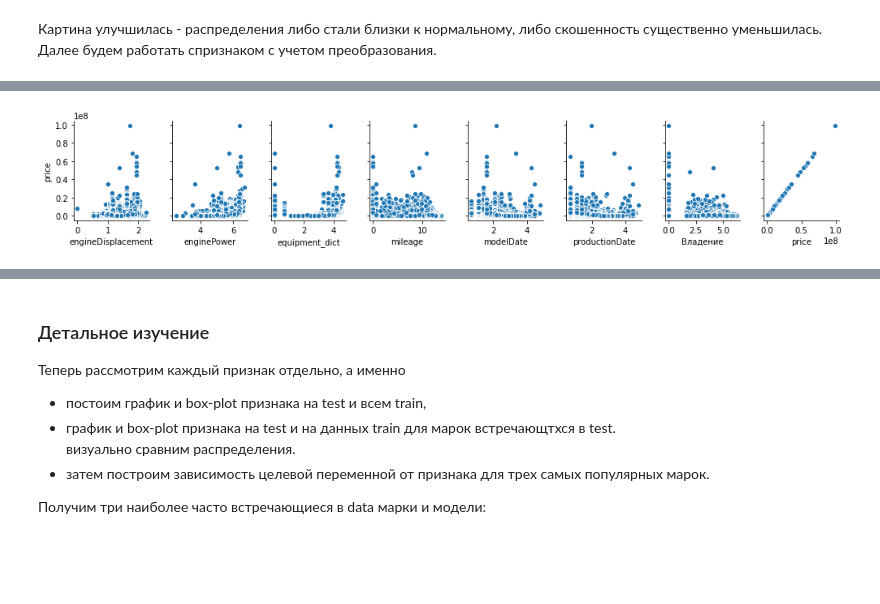
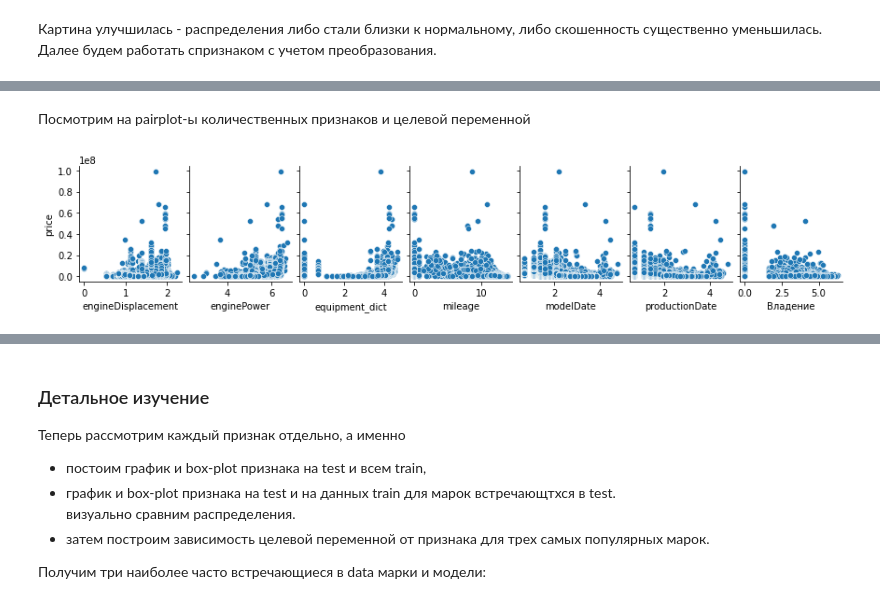
Before and after one commit to IvanovDmitryV/skillfactory_rds, a Jupyter notebook: Unit_7/Project_7_EDA0909.ipynb, the cells around one changed output, grey strips where cells are left out. Drawn from its saved outputs; the diff is of its cells as text; code cells hidden in the pictures; blank space fills up the shorter version.

```diff
--- a/Unit_7/Project_7_EDA0909.ipynb
+++ b/Unit_7/Project_7_EDA0909.ipynb
@@ -261,7 +270,9 @@ sns.pairplot(externdata_full[num_cols]);
+# %% [markdown]
+Посмотрим на pairplot-ы количественных признаков и целевой переменной
 # %%
 sns.pairplot(externdata_full[list(num_cols) + ['price']],
-             x_vars=list(num_cols) + ['price'],
+             x_vars=list(num_cols) , #+ ['price']
              y_vars=['price'],
              aspect=0.7);
 # %% [output]
-[figure, old version]
+[figure, new version]
```
Also changed, not shown: parts of 12 cells of this notebook.
